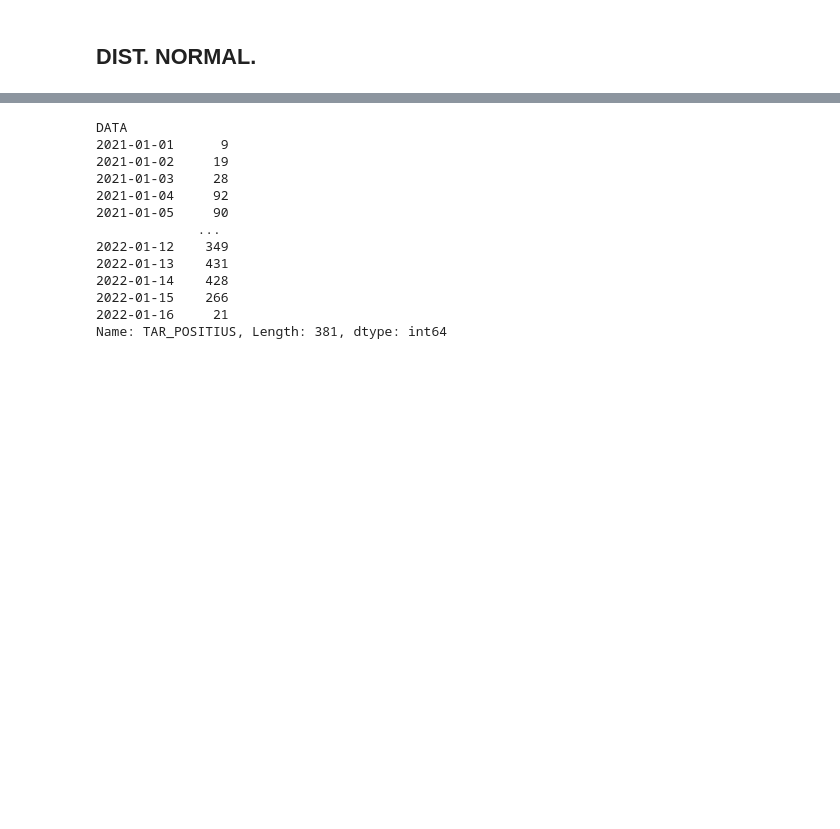
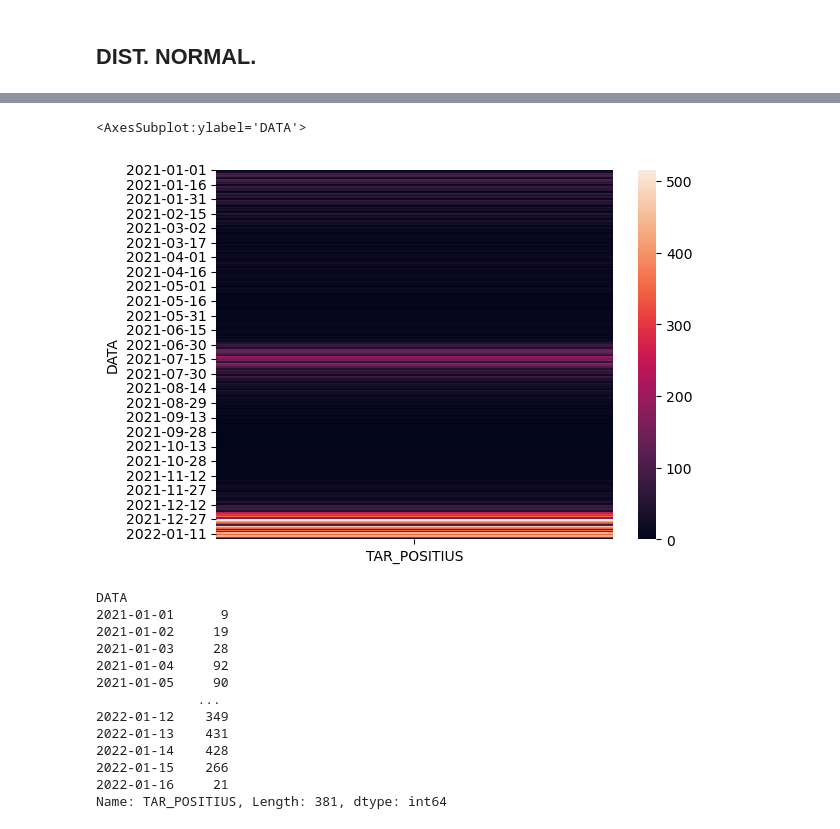
Before and after one commit to miquelamorosaldev/dawbio2-m14-bioinformatica-curs2022-2023-uf1-uf2, a Jupyter notebook: Sessió16_EstadisticaDadesCovid/readme-covid-2020-2021.ipynb, the cells around one changed output, grey strips where cells are left out. Drawn from its saved outputs; the diff is of its cells as text; code cells hidden in the pictures; blank space fills up the shorter version.

```diff
--- a/Sessió16_EstadisticaDadesCovid/readme-covid-2020-2021.ipynb
+++ b/Sessió16_EstadisticaDadesCovid/readme-covid-2020-2021.ipynb
@@ -107,3 +108,8 @@ KeyError: 'GRUP_EDAT'
+# %%
+sns.heatmap(lh_df_grupEdat)
+# %% [output]
+<AxesSubplot:ylabel='DATA'>
+[figure, added]
 # %%
 # Extract the data as a column. Needed for the next functions.
 tar_positius: pd.Series = lh_df1.loc[:, 'TAR_POSITIUS']
```
Also changed, not shown: parts of 2 cells of this notebook, 3 other files.
